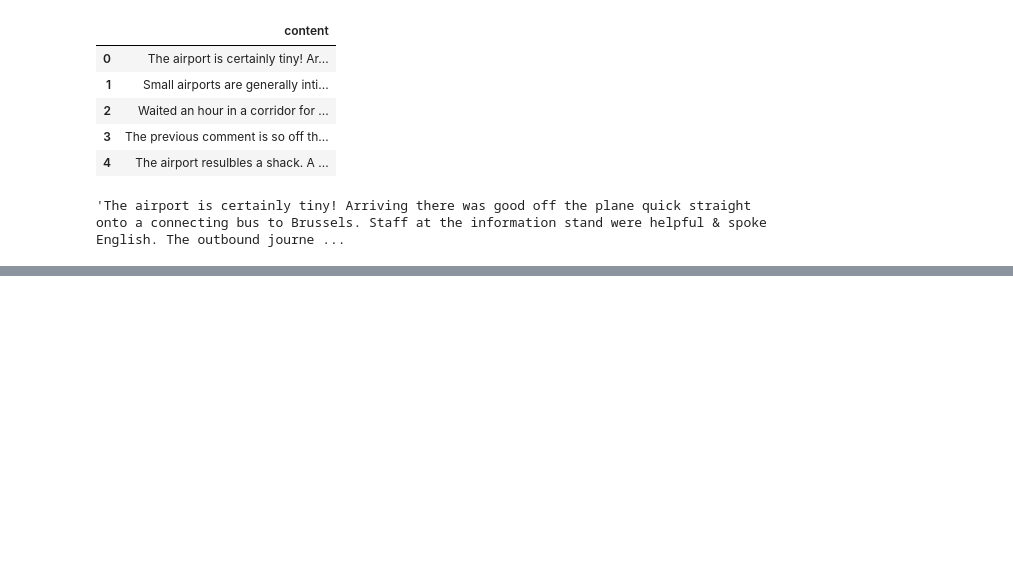
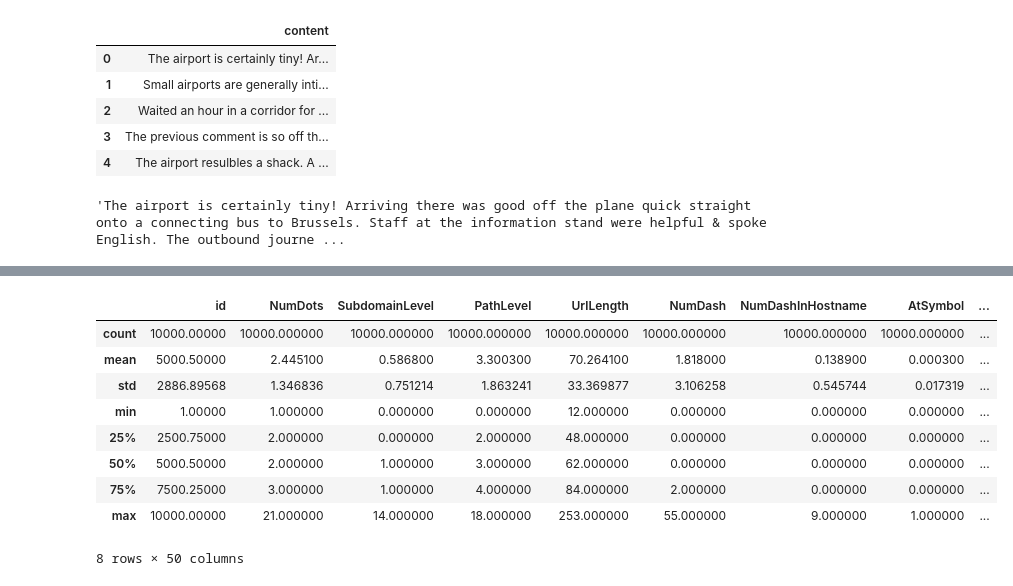
Before and after one commit to snemmani/ml_ai, a Jupyter notebook: Lab/Day2_Cybersecurity.ipynb, the cells around one changed output, grey strips where cells are left out. Drawn from its saved outputs; the diff is of its cells as text; code cells hidden in the pictures; blank space fills up the shorter version.

```diff
--- a/Lab/Day2_Cybersecurity.ipynb
+++ b/Lab/Day2_Cybersecurity.ipynb
@@ -490,0 +504,13 @@ The frequency of trains to and from the airport to Leuven as well fly to Antwerp
+# %%
+df.describe()
+# %% [output]
+|  | id | NumDots | SubdomainLevel | PathLevel | UrlLength | NumDash | NumDashInHostname | AtSymbol | ... |
+| count | 10000.00000 | 10000.000000 | 10000.000000 | 10000.000000 | 10000.000000 | 10000.000000 | 10000.000000 | 10000.000000 | ... |
+| mean | 5000.50000 | 2.445100 | 0.586800 | 3.300300 | 70.264100 | 1.818000 | 0.138900 | 0.000300 | ... |
+| std | 2886.89568 | 1.346836 | 0.751214 | 1.863241 | 33.369877 | 3.106258 | 0.545744 | 0.017319 | ... |
+| min | 1.00000 | 1.000000 | 0.000000 | 0.000000 | 12.000000 | 0.000000 | 0.000000 | 0.000000 | ... |
+| 25% | 2500.75000 | 2.000000 | 0.000000 | 2.000000 | 48.000000 | 0.000000 | 0.000000 | 0.000000 | ... |
+| 50% | 5000.50000 | 2.000000 | 1.000000 | 3.000000 | 62.000000 | 0.000000 | 0.000000 | 0.000000 | ... |
+| 75% | 7500.25000 | 3.000000 | 1.000000 | 4.000000 | 84.000000 | 2.000000 | 0.000000 | 0.000000 | ... |
+| max | 10000.00000 | 21.000000 | 14.000000 | 18.000000 | 253.000000 | 55.000000 | 9.000000 | 1.000000 | ... |
+8 rows × 50 columns
```
Also changed, not shown: parts of 21 cells of this notebook.
